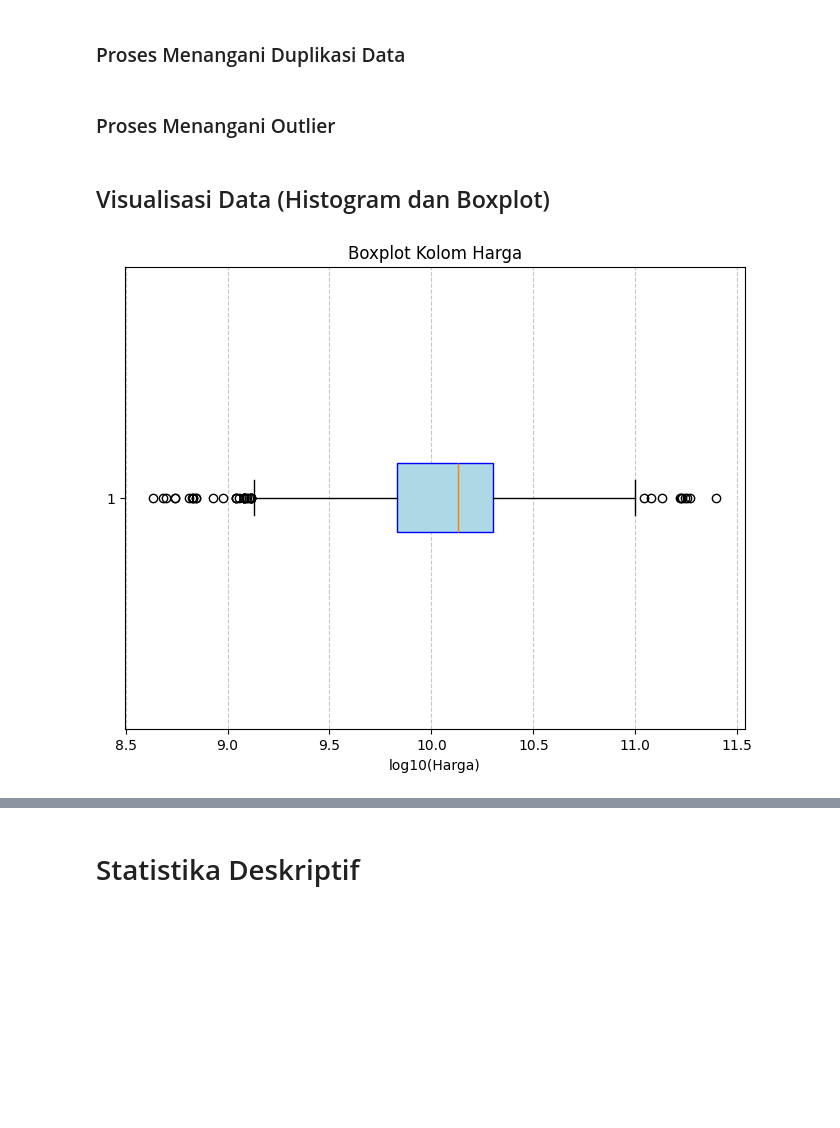
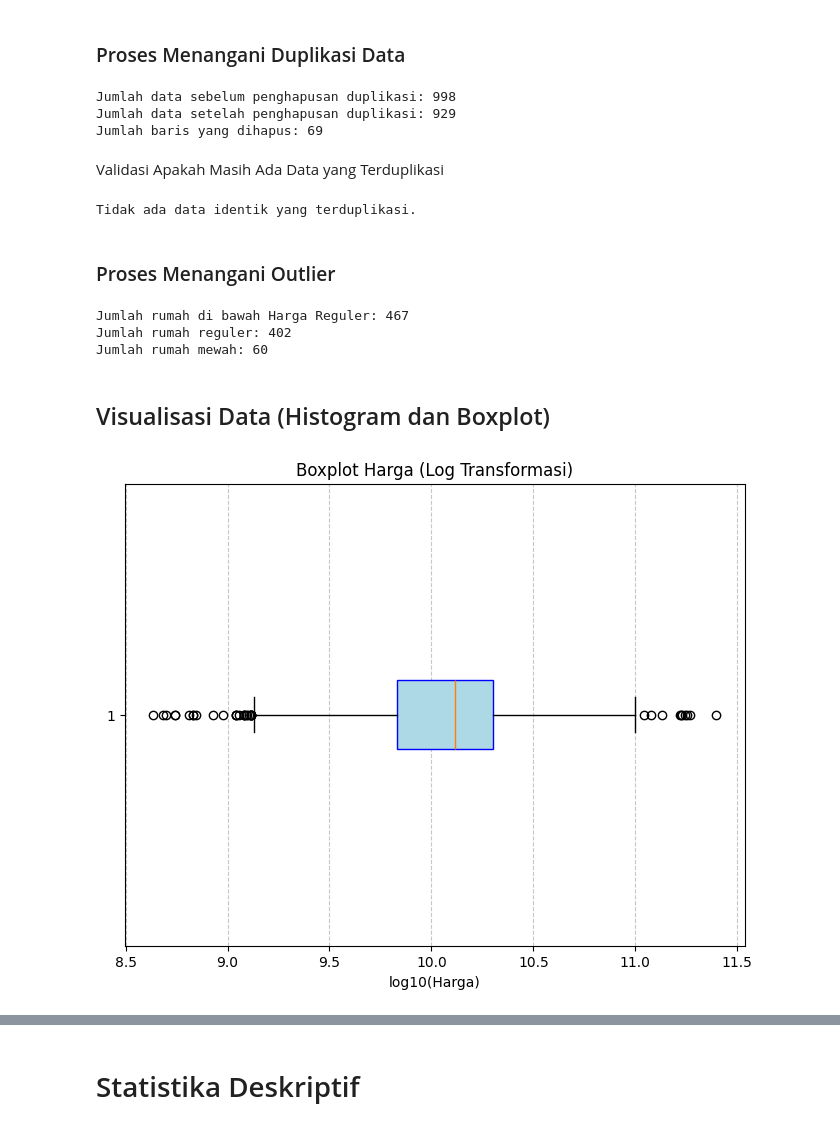
Before and after one commit to naufalFaqih/Tugas-Latihan-Data-Sains, a Jupyter notebook: Latihan_dataScience_pt_4(Validasi_Data_Deteksi_Kesalahan,_Konsistensi,_dan_Kualitas_Data_).ipynb, the cells around one changed output, grey strips where cells are left out. Saved outputs shown, nothing was run; the diff lists cells and outputs as text; code cells hidden in the pictures; blank space fills up the shorter version.

Commit message:
Add new boxplot and histogram graphics; remove outdated data distribution graphic

```diff
--- a/Latihan_dataScience_pt_4(Validasi_Data_Deteksi_Kesalahan,_Konsistensi,_dan_Kualitas_Data_).ipynb
+++ b/Latihan_dataScience_pt_4(Validasi_Data_Deteksi_Kesalahan,_Konsistensi,_dan_Kualitas_Data_).ipynb
@@ -172,3 +177,10 @@ Outlier ditemukan: [40000000000.0, 40000000000.0, 40000000000.0, 40000000000.0,
 ## Cleaning Data
 # %% [markdown]
 ### Proses Menangani Missing Value
+# %%
+cleaned_data = [row for row in data if all(value.strip() != "" and value.lower() != "nan" and value is not None for value in row)]
+
+# Output hasil
+print(f"Jumlah data sebelum pembersihan: {len(data)}")
+print(f"Jumlah data setelah pembersihan: {len(cleaned_data)}")
+print(f"Jumlah baris yang dihapus: {len(data) - len(cleaned_data)}")
@@ -175,22 +209,90 @@ Outlier ditemukan: [40000000000.0, 40000000000.0, 40000000000.0, 40000000000.0,
 # %% [markdown]
 ### Proses Menangani Duplikasi Data
+# %%
+dataUnik = []
+seen = set()
+
+for row in cleaned_data:
+    rowTuple = tuple(row)
+    if rowTuple not in seen:
+        seen.add(rowTuple)
+        dataUnik.append(row)
+print(f"Jumlah data sebelum penghapusan duplikasi: {len(cleaned_data)}")
+print(f"Jumlah data setelah penghapusan duplikasi: {len(dataUnik)}")
+print(f"Jumlah baris yang dihapus: {len(cleaned_data) - len(dataUnik)}")
+# %% [output]
+Jumlah data sebelum penghapusan duplikasi: 998
+Jumlah data setelah penghapusan duplikasi: 929
+Jumlah baris yang dihapus: 69
+# %% [markdown]
+Validasi Apakah Masih Ada Data yang Terduplikasi
+# %%
+duplikasi_identik = {}
+
+for i, row in enumerate(dataUnik):
+
+    key = tuple(row)
+    if key in duplikasi_identik:
+        duplikasi_identik[key].append(i + 1)
+    else:
+        duplikasi_identik[key] = [i + 1]
+
+
+duplikasi_identik = {key: value for key, value in duplikasi_identik.items() if len(value) > 1}
+totalDuplikasiIdentik = sum(len(rows) for rows in duplikasi_identik.values())
+
+
+if duplikasi_identik:
+    print("Data identik yang terduplikasi ditemukan:")
+    for key, rows in duplikasi_identik.items():
+        print(f" - Data: {key} ditemukan di baris: {rows}")
+    print(f"Total data identik yang terduplikasi: {totalDuplikasiIdentik}")
+else:
+    print("Tidak ada data identik yang terduplikasi.")
+# %% [output]
+Tidak ada data identik yang terduplikasi.
 # %% [markdown]
 ### Proses Menangani Outlier
+# %%
+dataHarga = [float(row[0].replace(',', '')) for row in dataUnik if row[0].strip() != '' and row[0].lower() != 'nan']
+
+# Hitung IQR
+q1, q3, iqr = hitungIQR(dataHarga)
+lowerBound = q1 - 1.5 * iqr
+upperBound = q3 + 1.5 * iqr
+
+segmentasiData = []
+for row in dataUnik:
+    harga = float(row[0].replace(',', ''))
+    if harga > lowerBound and harga < iqr:
+        row.append("Harga Rumah di Bawah Harga Reguler")
+    elif harga > iqr and harga < upperBound:
+        row.append("Rumah Reguler")
+    elif harga > upperBound:
+        row.append("Rumah Mewah")
+    segmentasiData.append(row)
+print(f"Jumlah rumah di bawah Harga Reguler: {sum(1 for row in segmentasiData if row[-1] == 'Harga Rumah di Bawah Harga Reguler')}")
+print(f"Jumlah rumah reguler: {sum(1 for row in segmentasiData if row[-1] == 'Rumah Reguler')}")
+print(f"Jumlah rumah mewah: {sum(1 for row in segmentasiData if row[-1] == 'Rumah Mewah')}")
+# %% [output]
+Jumlah rumah di bawah Harga Reguler: 467
+Jumlah rumah reguler: 402
+Jumlah rumah mewah: 60
 # %% [markdown]
 ## Visualisasi Data (Histogram dan Boxplot)
 # %%
 # visualisasi data( boxplot)
 log_data_harga = np.log10(dataHarga)
 plt.figure(figsize=(8, 6))
 plt.boxplot(log_data_harga, vert=False, patch_artist=True, boxprops=dict(facecolor='lightblue', color='blue'))
-plt.title("Boxplot Kolom Harga")
+plt.title("Boxplot Harga (Log Transformasi)")
 plt.xlabel("log10(Harga)")
 plt.grid(axis='x', linestyle='--', alpha=0.7)
 
 # Tampilkan plot
 plt.show()
 # %% [output]
-[figure, old version]
+[figure, new version]
 # %%
 log_data_harga = np.log10(dataHarga)
 
```
Also changed, not shown: parts of 11 cells of this notebook, 6 other files.
